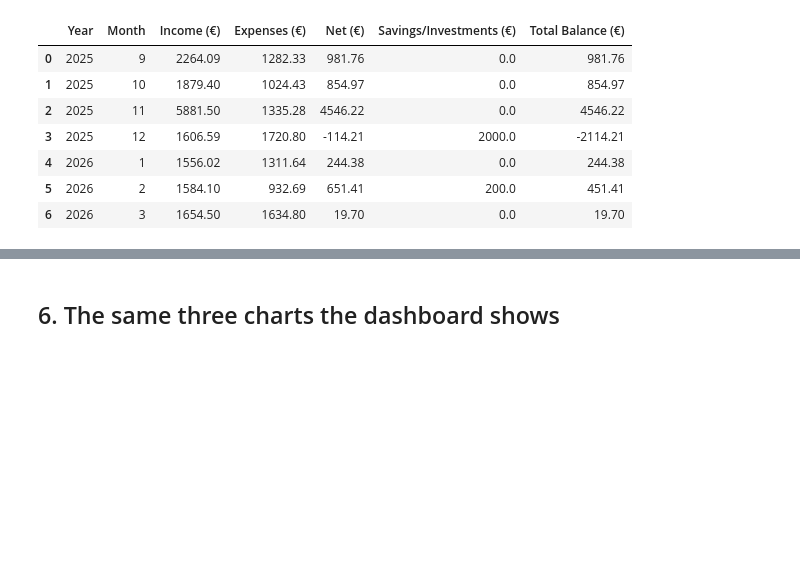
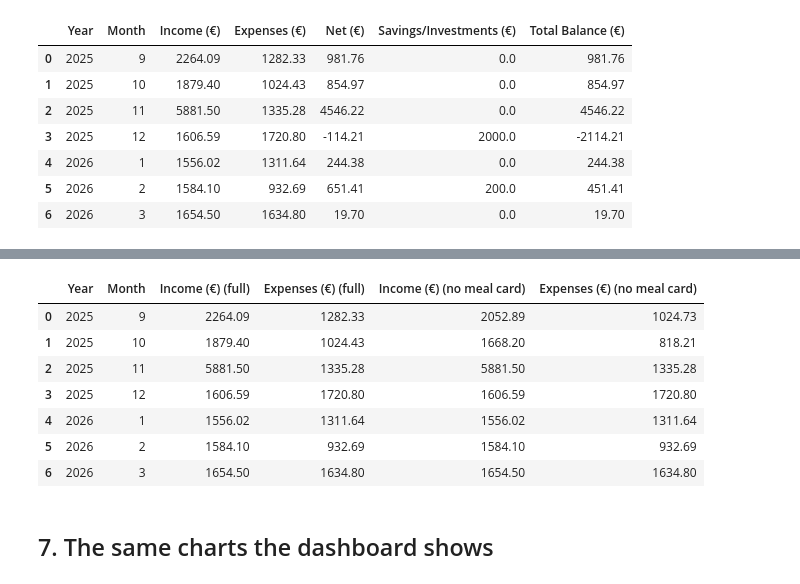
Before and after one commit to DuarteLopes99/Personal_Finances, a Jupyter notebook: notebook/pipeline_walkthrough.ipynb, the cells around one changed output, grey strips where cells are left out. Drawn from its saved outputs; the diff is of its cells as text; code cells hidden in the pictures; blank space fills up the shorter version.

Commit message:
feat: correct the method vs category issue

```diff
--- a/notebook/pipeline_walkthrough.ipynb
+++ b/notebook/pipeline_walkthrough.ipynb
@@ -197,5 +228,24 @@ expense_breakdown
+# %%
+without_meal_card = overview.exclude_method(store)  # defaults to "Cartão Alimentação"
+full_overview = overview.compute_monthly_overview(store)
+trimmed_overview = overview.compute_monthly_overview(without_meal_card)
+
+comparison = full_overview[["Year", "Month", "Income (€)", "Expenses (€)"]].merge(
+    trimmed_overview[["Year", "Month", "Income (€)", "Expenses (€)"]],
+    on=["Year", "Month"], suffixes=(" (full)", " (no meal card)"),
+)
+comparison
+# %% [output]
+|  | Year | Month | Income (€) (full) | Expenses (€) (full) | Income (€) (no meal card) | Expenses (€) (no meal card) |
+| 0 | 2025 | 9 | 2264.09 | 1282.33 | 2052.89 | 1024.73 |
+| 1 | 2025 | 10 | 1879.40 | 1024.43 | 1668.20 | 818.21 |
+| 2 | 2025 | 11 | 5881.50 | 1335.28 | 5881.50 | 1335.28 |
+| 3 | 2025 | 12 | 1606.59 | 1720.80 | 1606.59 | 1720.80 |
+| 4 | 2026 | 1 | 1556.02 | 1311.64 | 1556.02 | 1311.64 |
+| 5 | 2026 | 2 | 1584.10 | 932.69 | 1584.10 | 932.69 |
+| 6 | 2026 | 3 | 1654.50 | 1634.80 | 1654.50 | 1634.80 |
 # %% [markdown]
-## 6. The same three charts the dashboard shows
+## 7. The same charts the dashboard shows
 # %%
 import matplotlib.pyplot as plt
 
```
Also changed, not shown: parts of 12 cells of this notebook, 8 other files.
